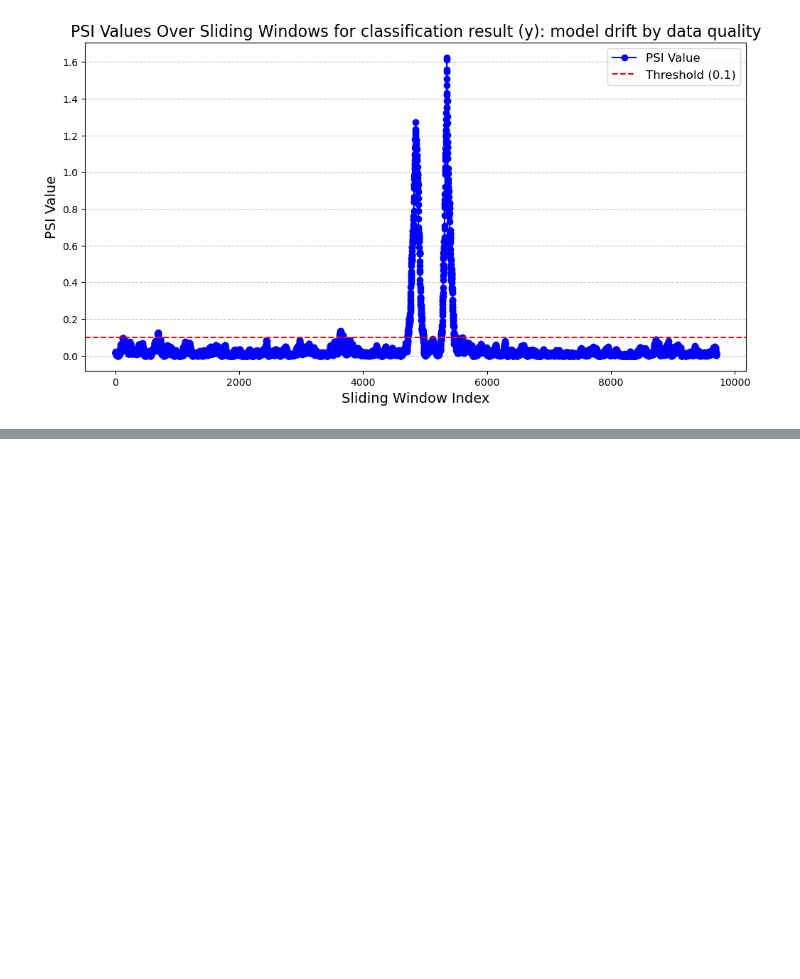
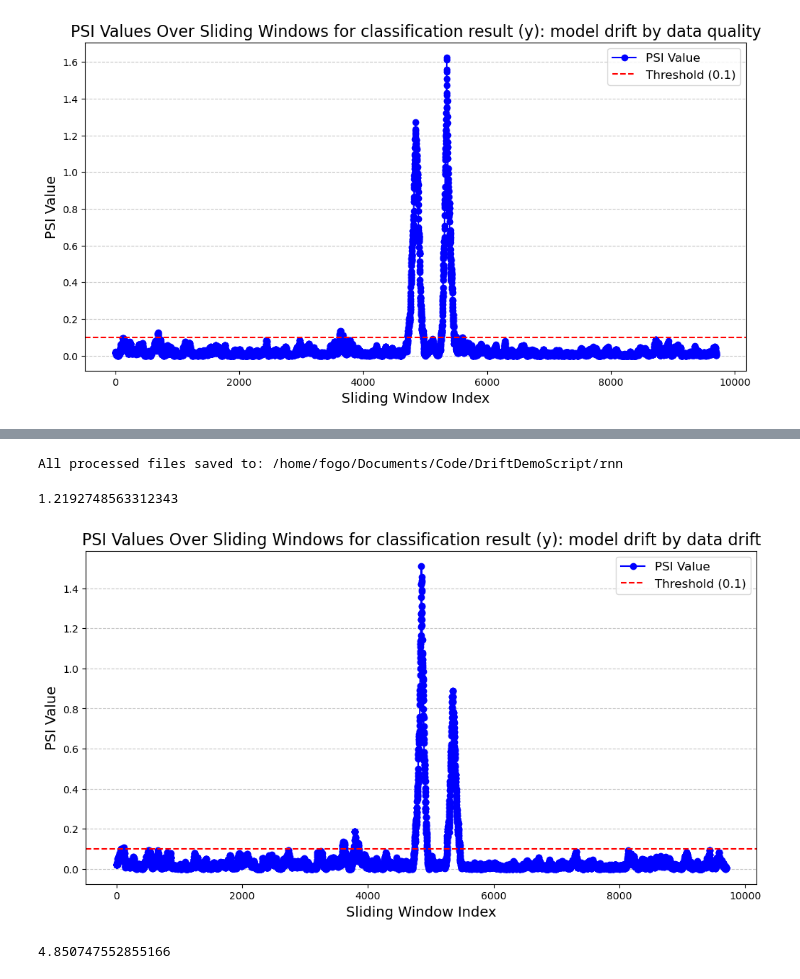
Before and after one commit to insightfinder/InsightFinderAIDemoData, a Jupyter notebook: rnn_text.ipynb, the cells around one changed output, grey strips where cells are left out. Saved outputs shown, nothing was run; the diff lists cells and outputs as text; code cells hidden in the pictures; blank space fills up the shorter version.

```diff
--- a/rnn_text.ipynb
+++ b/rnn_text.ipynb
@@ -858,0 +861,32 @@ plot_psi(psi_values, title)
+# %%
+import pandas as pd
+import os
+
+# Configuration
+input_files = [
+    "normal_output.csv",
+    "data_drift_output.csv",
+    "data_quality_output.csv"
+]
+output_dir = "/home/fogo/Documents/Code/DriftDemoScript/rnn-trim" # "data/rnn-trim"
+trim_length = 15
+trim_suffix = "...[trimmed]"
+
+# Ensure output directory exists
+os.makedirs(output_dir, exist_ok=True)
+
+# Function to process a DataFrame
+def process_dataframe(df, trim_length, trim_suffix):
+    if 'text' in df.columns:
+        df = df.copy()
+        df['text'] = df['text'].astype(str).apply(lambda x: x[:trim_length] + trim_suffix)
+    return df
+# %%
+# Load and process each file
+processed_dfs = {}
+# input_dir = "/home/fogo/Documents/Code/DriftDemoScript/rnn"
+
+for file in input_files:
+    df = pd.read_csv(file)
+    processed_df = process_dataframe(df, trim_length, trim_suffix)
+    processed_dfs[file] = processed_df
@@ -858,0 +927,19 @@ plot_psi(psi_values, title)
+# %%
+save_processed_dfs(processed_dfs, output_dir)
+# %% [output]
+All processed files saved to: /home/fogo/Documents/Code/DriftDemoScript/rnn
+# %%
+calculate_psi(processed_dfs["normal_output.csv"]['y_pred_drifted'], processed_dfs["data_drift_output.csv"]['y_pred_drifted'], buckets=3, axis=1)
+# %% [output]
+1.2192748563312343
+# %%
+df_X, arr_y =  get_simulation_input(processed_dfs["normal_output.csv"], processed_dfs["data_drift_output.csv"], processed_dfs["normal_output.csv"]['y_pred_drifted'], processed_dfs["data_drift_output.csv"]['y_pred_drifted'], sample_size = 50)
+psi_values = get_psi_for_simulation_data(arr_y, window_size = 300)
+title='PSI Values Over Sliding Windows for classification result (y): model drift by data drift'
+plot_psi(psi_values, title)
+# %% [output]
+[figure, added]
+# %%
+calculate_psi(processed_dfs["normal_output.csv"]['entropy'], processed_dfs["data_drift_output.csv"]['entropy'], buckets=4, axis=1)
+# %% [output]
+4.850747552855166
```
Also changed, not shown: parts of 36 cells of this notebook.
